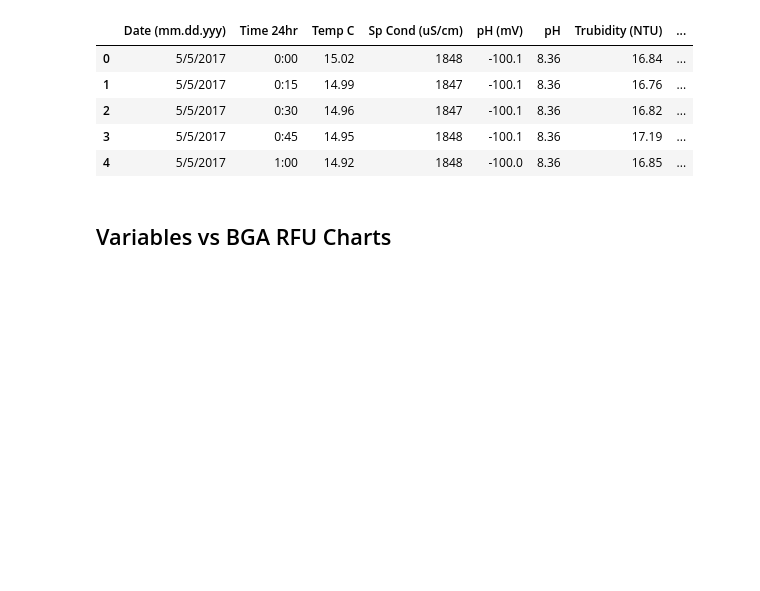
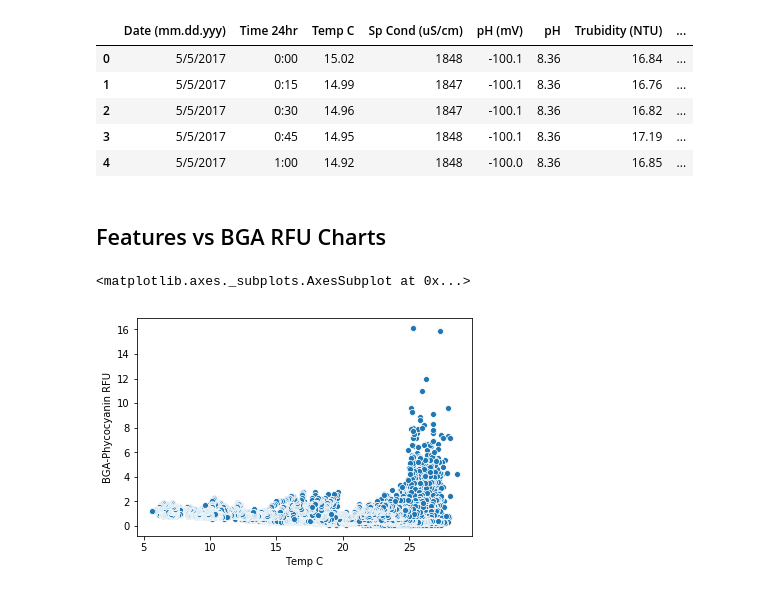
Before and after one commit to mccomackjp/algae-bloom-prediction, a Jupyter notebook: notebooks/data_exploration/data_investigation_mccomackjp.ipynb, the cells around one changed output. Drawn from its saved outputs; the diff is of its cells as text; code cells hidden in the pictures; blank space fills up the shorter version.

Commit message:
added charts comparing all variables

```diff
--- a/notebooks/data_exploration/data_investigation_mccomackjp.ipynb
+++ b/notebooks/data_exploration/data_investigation_mccomackjp.ipynb
@@ -51,4 +54,9 @@ df.head()
 df["datetime"] = df["Date (mm.dd.yyy)"] + " " + df["Time 24hr"]
 df["datetime"] = pd.to_datetime(df["datetime"])
 # %% [markdown]
-## Variables vs BGA RFU Charts
+## Features vs BGA RFU Charts
+# %%
+sns.scatterplot(x='Temp C', y='BGA-Phycocyanin RFU', data=df)
+# %% [output]
+<matplotlib.axes._subplots.AxesSubplot at 0x...>
+[figure, added]
```
Also changed, not shown: parts of 13 cells of this notebook.
